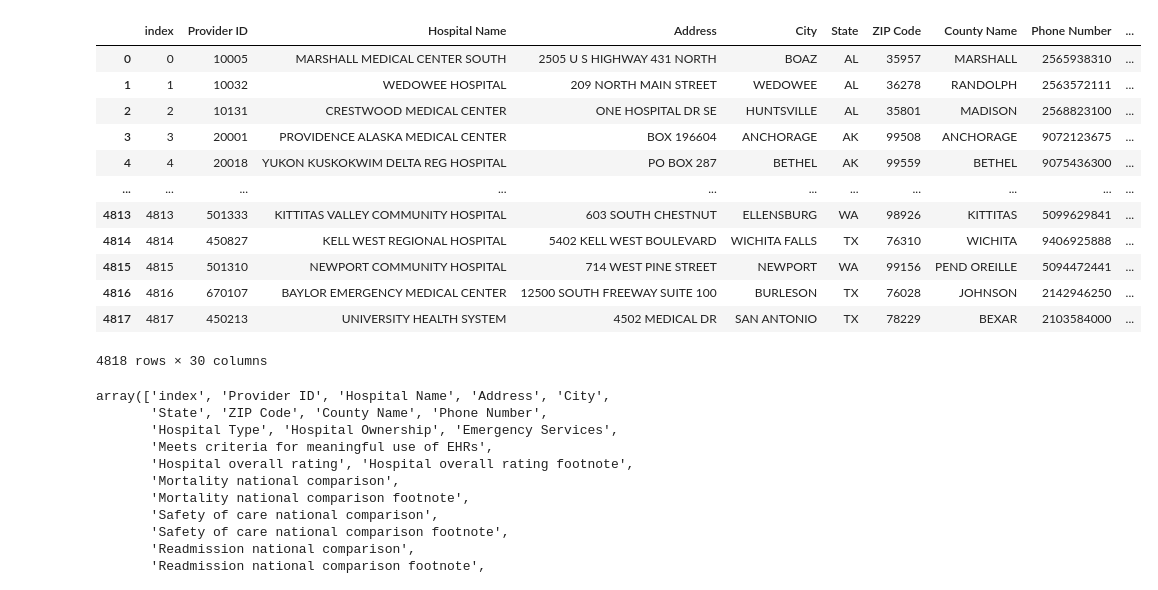
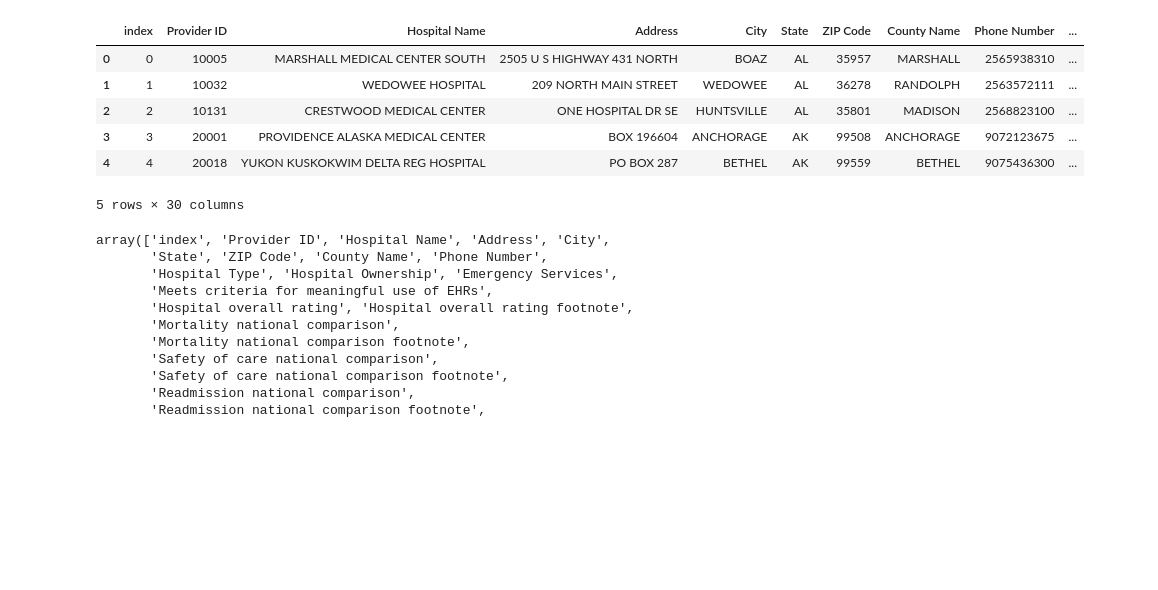
Before and after one commit to sydneysteele03/project-3, a Jupyter notebook: hospital_info.ipynb, the cells around one changed output. Saved outputs shown, nothing was run; the diff lists cells and outputs as text; code cells hidden in the pictures; blank space fills up the shorter version.

```diff
--- a/hospital_info.ipynb
+++ b/hospital_info.ipynb
@@ -9,21 +9,15 @@ locations = Path('hospital_locations.csv')
 # %%
 #Read in data
 info_df = pd.read_csv(general_info)
-info_df
+info_df.head()
 # %% [output]
 |  | index | Provider ID | Hospital Name | Address | City | State | ZIP Code | County Name | Phone Number | ... |
 | 0 | 0 | 10005 | MARSHALL MEDICAL CENTER SOUTH | 2505 U S HIGHWAY 431 NORTH | BOAZ | AL | 35957 | MARSHALL | 2565938310 | ... |
 | 1 | 1 | 10032 | WEDOWEE HOSPITAL | 209 NORTH MAIN STREET | WEDOWEE | AL | 36278 | RANDOLPH | 2563572111 | ... |
 | 2 | 2 | 10131 | CRESTWOOD MEDICAL CENTER | ONE HOSPITAL DR SE | HUNTSVILLE | AL | 35801 | MADISON | 2568823100 | ... |
 | 3 | 3 | 20001 | PROVIDENCE ALASKA MEDICAL CENTER | BOX 196604 | ANCHORAGE | AK | 99508 | ANCHORAGE | 9072123675 | ... |
 | 4 | 4 | 20018 | YUKON KUSKOKWIM DELTA REG HOSPITAL | PO BOX 287 | BETHEL | AK | 99559 | BETHEL | 9075436300 | ... |
-| ... | ... | ... | ... | ... | ... | ... | ... | ... | ... | ... |
-| 4813 | 4813 | 501333 | KITTITAS VALLEY COMMUNITY HOSPITAL | 603 SOUTH CHESTNUT | ELLENSBURG | WA | 98926 | KITTITAS | 5099629841 | ... |
-| 4814 | 4814 | 450827 | KELL WEST REGIONAL HOSPITAL | 5402 KELL WEST BOULEVARD | WICHITA FALLS | TX | 76310 | WICHITA | 9406925888 | ... |
-| 4815 | 4815 | 501310 | NEWPORT COMMUNITY HOSPITAL | 714 WEST PINE STREET | NEWPORT | WA | 99156 | PEND OREILLE | 5094472441 | ... |
-| 4816 | 4816 | 670107 | BAYLOR EMERGENCY MEDICAL CENTER | 12500 SOUTH FREEWAY SUITE 100 | BURLESON | TX | 76028 | JOHNSON | 2142946250 | ... |
-| 4817 | 4817 | 450213 | UNIVERSITY HEALTH SYSTEM | 4502 MEDICAL DR | SAN ANTONIO | TX | 78229 | BEXAR | 2103584000 | ... |
-4818 rows × 30 columns
+5 rows × 30 columns
 # %%
 # List of columns
 info_df.columns.values
```
Also changed, not shown: parts of 20 cells of this notebook, 5 other files.
